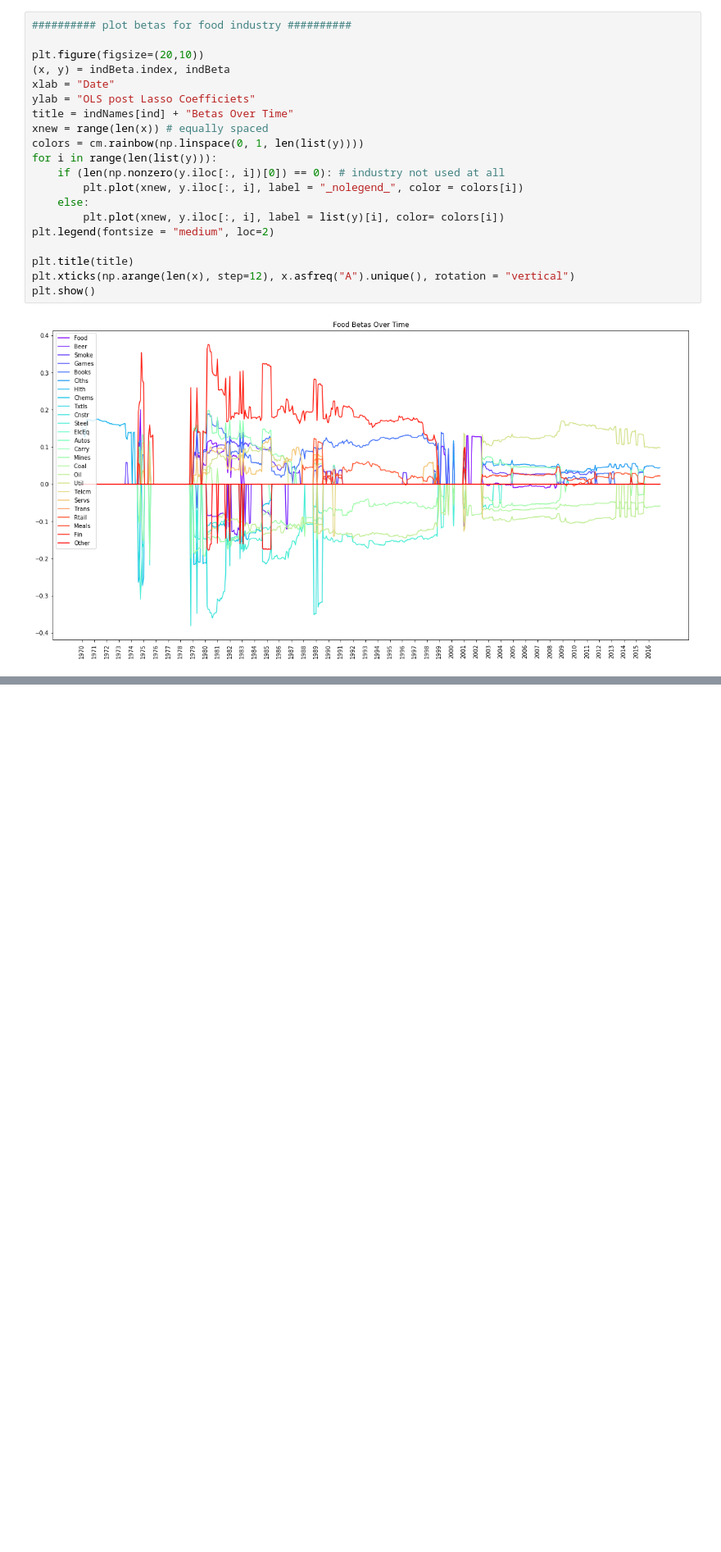
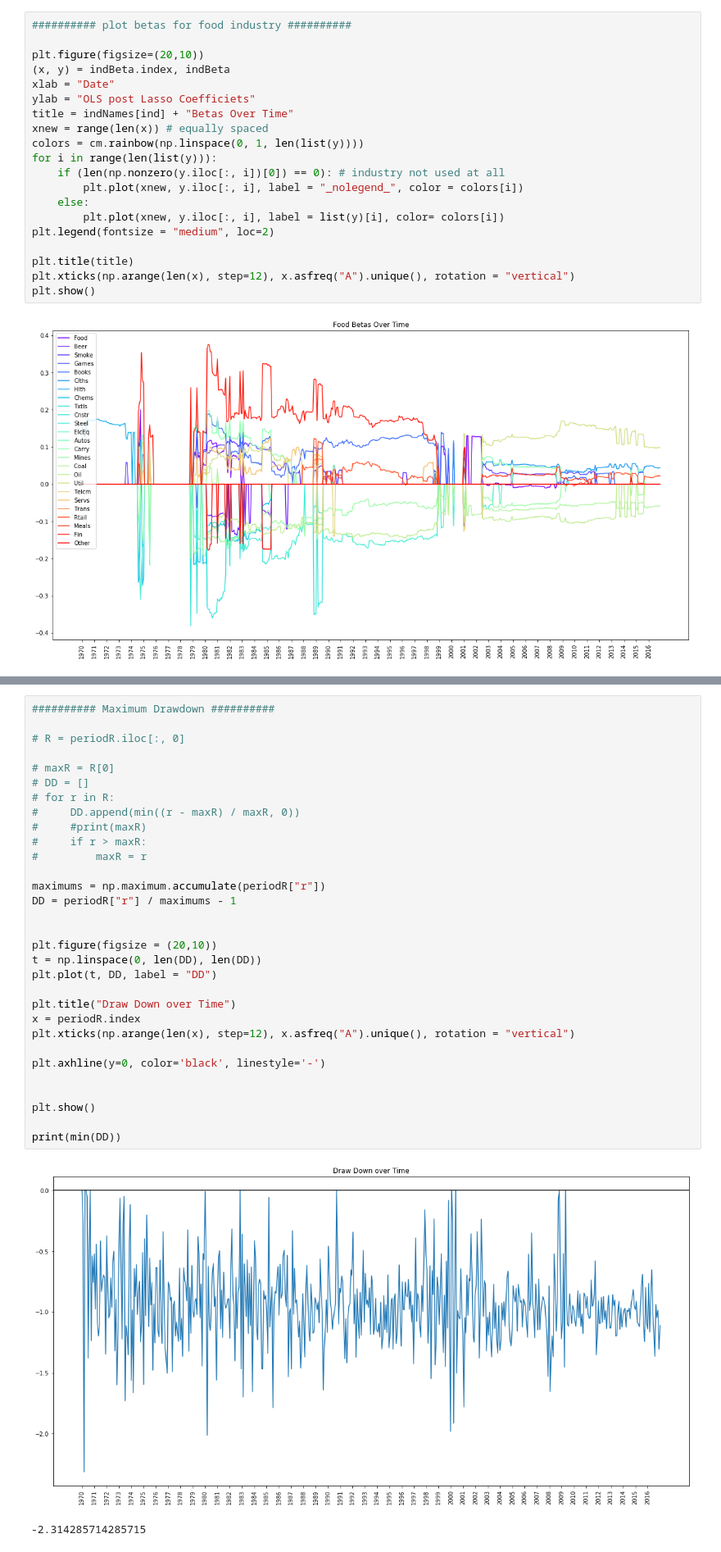
Before and after one commit to yhan1/final-jupyter-notebook, a Jupyter notebook: Industry Dependencies.ipynb, the cells around one changed output, grey strips where cells are left out. Shown at 82% size. Drawn from its saved outputs; the diff is of its cells as text; blank space fills up the shorter version.

```diff
--- a/Industry Dependencies.ipynb
+++ b/Industry Dependencies.ipynb
@@ -336,0 +329,34 @@ NameError: name 'allIndPred' is not defined
+# %%
+########## Maximum Drawdown ##########
+
+# R = periodR.iloc[:, 0]
+
+# maxR = R[0]
+# DD = []
+# for r in R:
+#     DD.append(min((r - maxR) / maxR, 0))
+#     #print(maxR)
+#     if r > maxR:
+#         maxR = r
+
+maximums = np.maximum.accumulate(periodR["r"])
+DD = periodR["r"] / maximums - 1
+
+
+plt.figure(figsize = (20,10))
+t = np.linspace(0, len(DD), len(DD))
+plt.plot(t, DD, label = "DD")
+
+plt.title("Draw Down over Time")
+x = periodR.index
+plt.xticks(np.arange(len(x), step=12), x.asfreq("A").unique(), rotation = "vertical")
+
+plt.axhline(y=0, color='black', linestyle='-')
+
+
+plt.show()
+
+print(min(DD))
+# %% [output]
+[figure, added]
+-2.314285714285715
```
Also changed, not shown: parts of 3 cells of this notebook, 1 other file.
